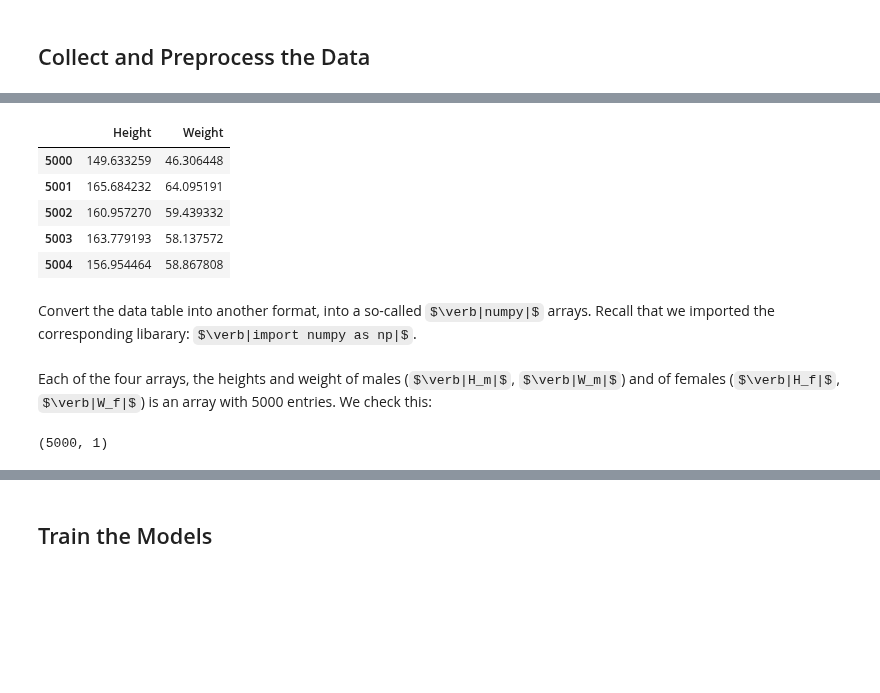
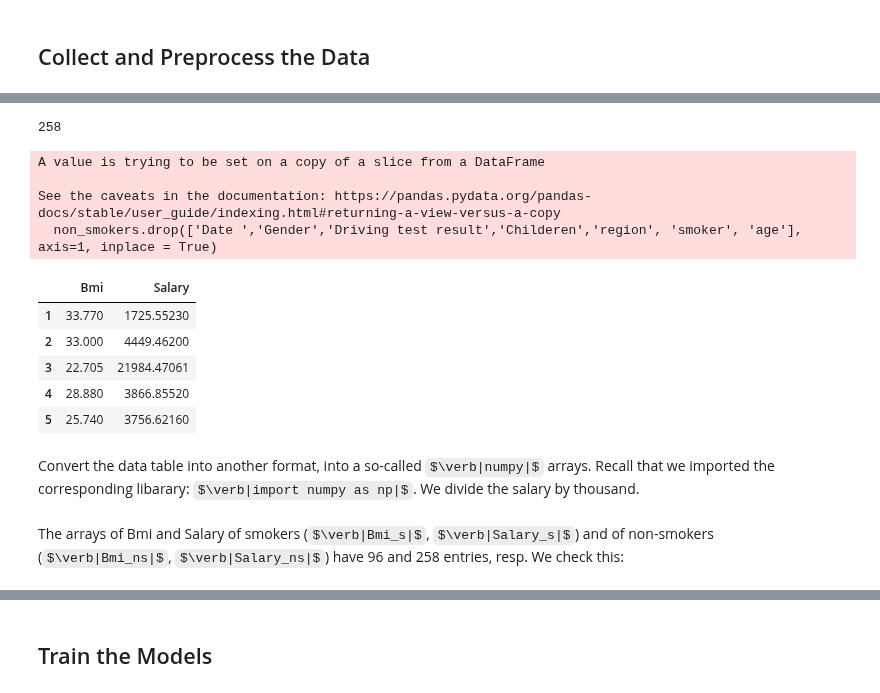
Before and after one commit to WelfLowe/ML4non-programmers, a Jupyter notebook: AI_Technology_Introduction_II.ipynb, the cells around one changed output, grey strips where cells are left out. Cells and saved outputs as stored; diff of their text form; code cells hidden in the pictures; some formulas as TeX source; blank space fills up the shorter version.

```diff
--- a/AI_Technology_Introduction_II.ipynb
+++ b/AI_Technology_Introduction_II.ipynb
@@ -60,15 +63,22 @@ Same for the women ($\verb|'Gender'==0|$).
-# %%
-female =  data['Gender']==0
-females = data[female]
-females = females.drop('Gender', axis=1)
-females.head()
-# %% [output]
-|  | Height | Weight |
-| 5000 | 149.633259 | 46.306448 |
-| 5001 | 165.684232 | 64.095191 |
-| 5002 | 160.957270 | 59.439332 |
-| 5003 | 163.779193 | 58.137572 |
-| 5004 | 156.954464 | 58.867808 |
+# %%
+does_not_smoke = data['smoker']=='no'
+non_smokers = data[does_not_smoke]
+non_smokers.drop(['Date ','Gender','Driving test result','Childeren','region', 'smoker', 'age'], axis=1, inplace = True)
+
+print(non_smokers.shape[0])
+non_smokers.head()
+# %% [output]
+258
+A value is trying to be set on a copy of a slice from a DataFrame
+
+See the caveats in the documentation: https://pandas.pydata.org/pandas-docs/stable/user_guide/indexing.html#returning-a-view-versus-a-copy
+  non_smokers.drop(['Date ','Gender','Driving test result','Childeren','region', 'smoker', 'age'], axis=1, inplace = True)
+|  | Bmi | Salary |
+| 1 | 33.770 | 1725.55230 |
+| 2 | 33.000 | 4449.46200 |
+| 3 | 22.705 | 21984.47061 |
+| 4 | 28.880 | 3866.85520 |
+| 5 | 25.740 | 3756.62160 |
 # %% [markdown]
-Convert the data table into another format, into a so-called $\verb|numpy|$ arrays. Recall that we imported the corresponding libarary: $\verb|import numpy as np|$.
+Convert the data table into another format, into a so-called $\verb|numpy|$ arrays. Recall that we imported the corresponding libarary: $\verb|import numpy as np|$. We divide the salary by thousand.
 # %%
@@ -82,6 +92,2 @@ W_f = females.iloc[:, 1].values.reshape(-1, 1)  # -1 means that calculate the di
-# %% [markdown]
-Each of the four arrays, the heights and weight of males ($\verb|H_m|$, $\verb|W_m|$) and of females ($\verb|H_f|$, $\verb|W_f|$) is an array with 5000 entries. We check this:
-# %%
-H_m.shape
-# %% [output]
-(5000, 1)
+# %% [markdown]
+The arrays of Bmi and Salary of smokers ($\verb|Bmi_s|$, $\verb|Salary_s|$) and of non-smokers ($\verb|Bmi_ns|$, $\verb|Salary_ns|$) have 96 and 258 entries, resp. We check this:
```
Also changed, not shown: parts of 15 cells of this notebook.
